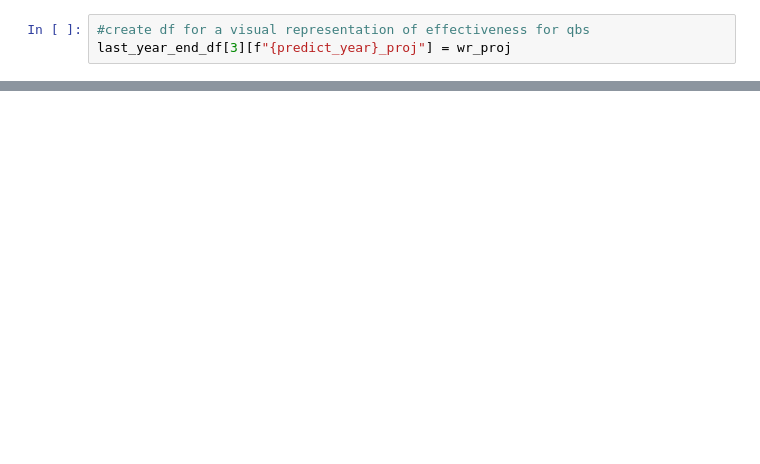
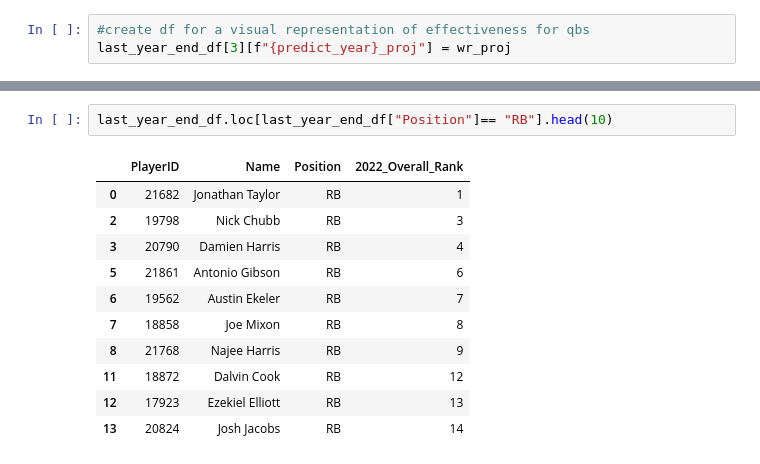
Before and after one commit to rickystuart1/Fantasy-Football-Predictions, a Jupyter notebook: Complete_Model_Linreg.ipynb, the cells around one changed output, grey strips where cells are left out. Drawn from its saved outputs; the diff is of its cells as text; blank space fills up the shorter version.

```diff
--- a/Complete_Model_Linreg.ipynb
+++ b/Complete_Model_Linreg.ipynb
@@ -403,0 +519,14 @@ visual_df.sort_values([f"{predict_year}_proj"], ascending=False).head(50)
+# %%
+last_year_end_df.loc[last_year_end_df["Position"]== "RB"].head(10)
+# %% [output]
+|  | PlayerID | Name | Position | 2022_Overall_Rank |
+| 0 | 21682 | Jonathan Taylor | RB | 1 |
+| 2 | 19798 | Nick Chubb | RB | 3 |
+| 3 | 20790 | Damien Harris | RB | 4 |
+| 5 | 21861 | Antonio Gibson | RB | 6 |
+| 6 | 19562 | Austin Ekeler | RB | 7 |
+| 7 | 18858 | Joe Mixon | RB | 8 |
+| 8 | 21768 | Najee Harris | RB | 9 |
+| 11 | 18872 | Dalvin Cook | RB | 12 |
+| 12 | 17923 | Ezekiel Elliott | RB | 13 |
+| 13 | 20824 | Josh Jacobs | RB | 14 |
```
Also changed, not shown: parts of 27 cells of this notebook, 5 other files.
